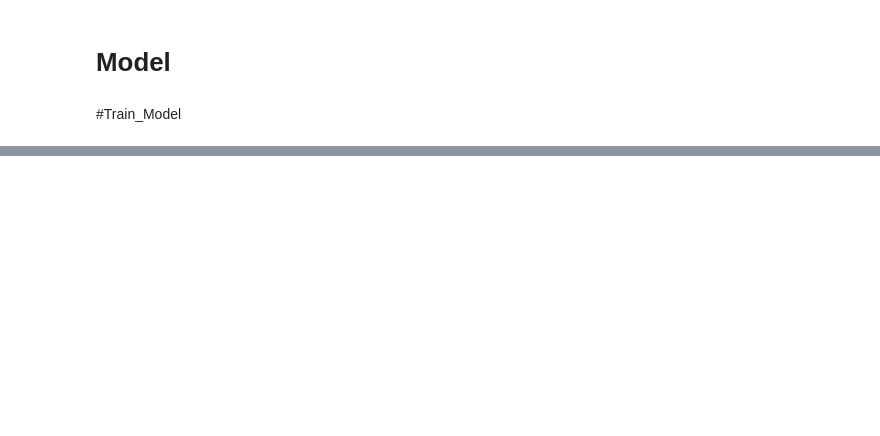
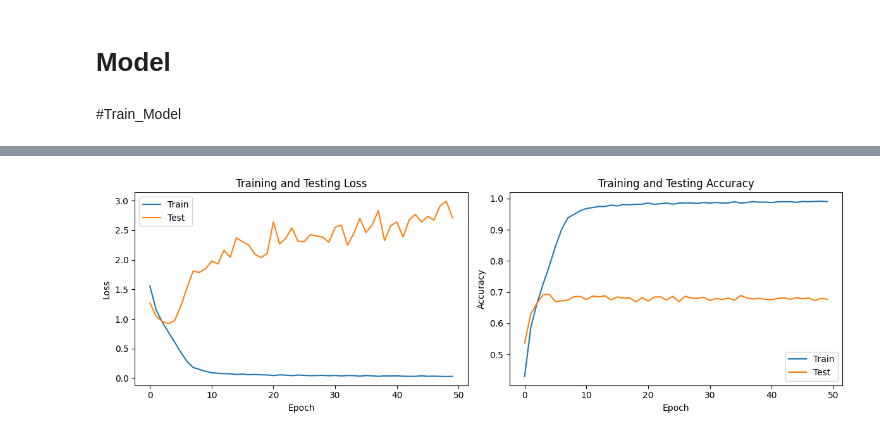
Before and after one commit to developsomethingcool/-IANNwTf-Group17, a Jupyter notebook: 03_CNN/Homework_3.ipynb, the cells around one changed output, grey strips where cells are left out. Cells and saved outputs as stored; diff of their text form; code cells hidden in the pictures; blank space fills up the shorter version.

```diff
--- a/03_CNN/Homework_3.ipynb
+++ b/03_CNN/Homework_3.ipynb
@@ -89,33 +121,37 @@ def create_my_cifar_cnn(name= 'my_cnn'):
 # %%
-def train_cifar_10(model, train_ds, test_ds, num_epochs, lr):
+def train_cifar_10(model, train_ds, test_ds, num_epochs, lr, optimizer):
     loss_object = tf.keras.losses.CategoricalCrossentropy()
-    optimizer = tf.keras.optimizers.Adam(learning_rate=lr)
-    train_loss = tf.keras.metrics.Mean(name='train_loss')
+    train_loss = tf.keras.metrics.CategoricalCrossentropy(name='train_loss')
     train_accuracy = tf.keras.metrics.CategoricalAccuracy(name='train_accuracy')
-    test_loss = tf.keras.metrics.Mean(name='test_loss')
+    test_loss = tf.keras.metrics.CategoricalCrossentropy(name='test_loss')
     test_accuracy = tf.keras.metrics.CategoricalAccuracy(name="test_accuracy")
+
+    model.compile(optimizer=optimizer,
+              loss=loss_object,
+              metrics=['accuracy', 'categorical_accuracy'])
 
     train_losses, train_accuracies = [], []
     test_losses, test_accuracies = [], []
+
 
     @tf.function
     def train_step(images, labels):
         with tf.GradientTape() as tape:
             predictions = model(images)
             loss = loss_object(labels, predictions)
-        gradients = tape.gradient(loss, model.trainable_variables)
-        optimizer.apply_gradients(zip(gradients, model.trainable_variables))
+            gradients = tape.gradient(loss, model.trainable_variables)
+            optimizer.apply_gradients(zip(gradients, model.trainable_variables))
 
-        train_loss(loss)
-        train_accuracy(labels, predictions)
+        train_loss.update_state(labels, predictions)
+        train_accuracy.update_state(labels, predictions)
 
     @tf.function
     def test_step(images, labels):
         predictions = model(images)
         t_loss = loss_object(labels, predictions)
 
-        test_loss(t_loss)
-        test_accuracy(labels, predictions)
+        test_loss.update_state(labels, predictions)
+        test_accuracy.update_state(labels, predictions)
 
     for epoch in range(num_epochs):
         # Training loop
@@ -145,6 +181,7 @@ def train_cifar_10(model, train_ds, test_ds, num_epochs, lr):
         test_loss.reset_states()
         test_accuracy.reset_states()
 
+
     # Plotting
     plt.figure(figsize=(12, 4))
 
@@ -173,13 +207,0 @@ def train_cifar_10(model, train_ds, test_ds, num_epochs, lr):
-# %%
-# Train the model using the defined function
-model = create_my_cifar_cnn()
-model.compile(optimizer=tf.keras.optimizers.Adam(learning_rate=LR), loss='categorical_crossentropy', metrics=['accuracy', 'categorical_accuracy'])
-
-train_cifar_10(model, train_ds, test_ds, NUM_EPOCHS, LR)
-
-# Evaluate the model on the test set
-test_metrics = model.evaluate(test_ds)
-test_loss = test_metrics[0]
-test_accuracy = test_metrics[1]
-
-print(f'Test Accuracy: {test_accuracy * 100:.2f}%')
@@ -203,0 +273,4 @@ Epoch 51, Loss: 2.3086, Accuracy: 10.26%, Test Loss: 2.3072, Test Accuracy: 10.0
+# %%
+# Architecture 1, Learning Rate 1, Optimizer 1
+train_cifar_10(model1_architecture1_1, train_ds, test_ds, NUM_EPOCHS, LR1, adam1_1)  # Setting 1
+# %% [output]
@@ -203,0 +294 @@ Epoch 51, Loss: 2.3086, Accuracy: 10.26%, Test Loss: 2.3072, Test Accuracy: 10.0
+[figure, added]
```
Also changed, not shown: parts of 19 cells of this notebook.
